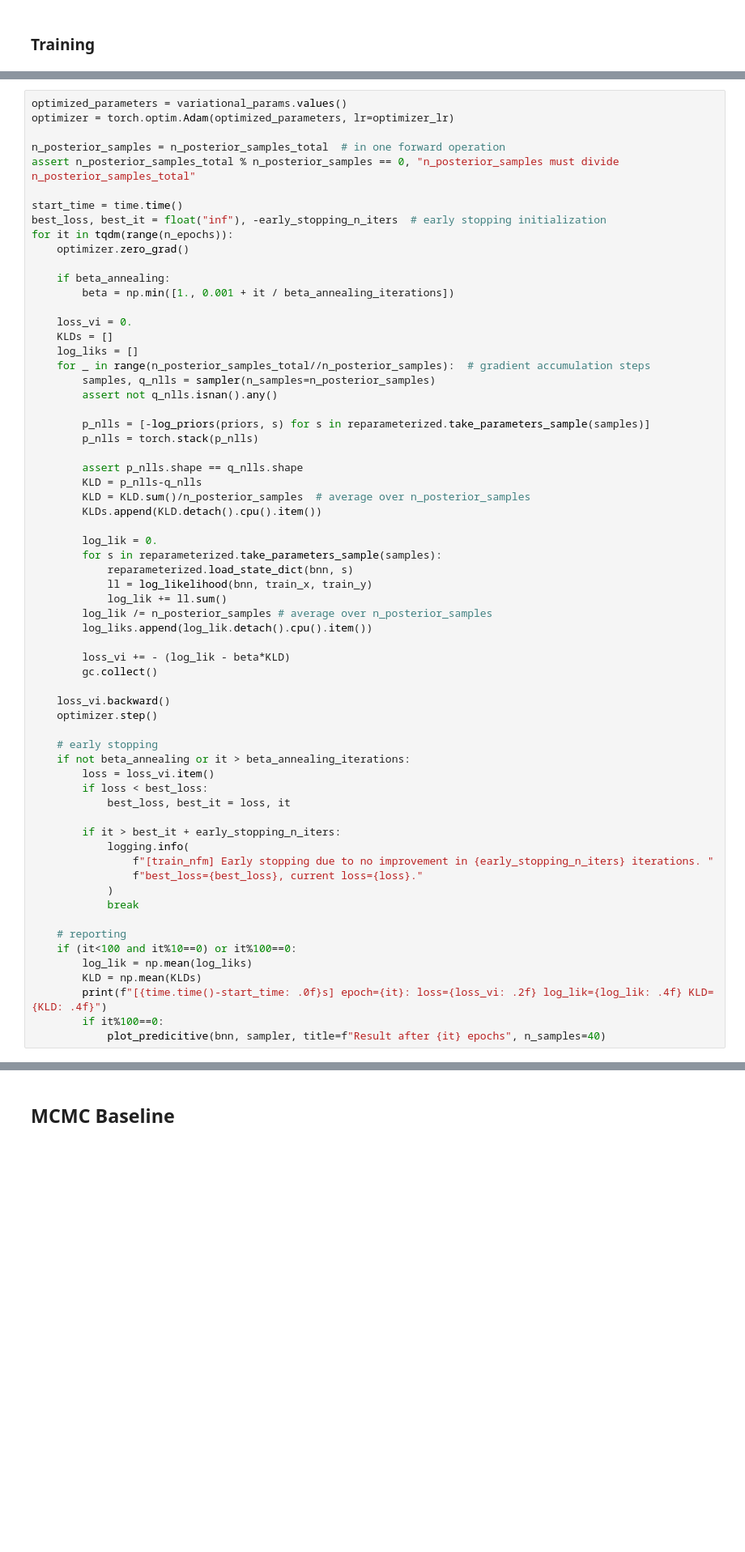
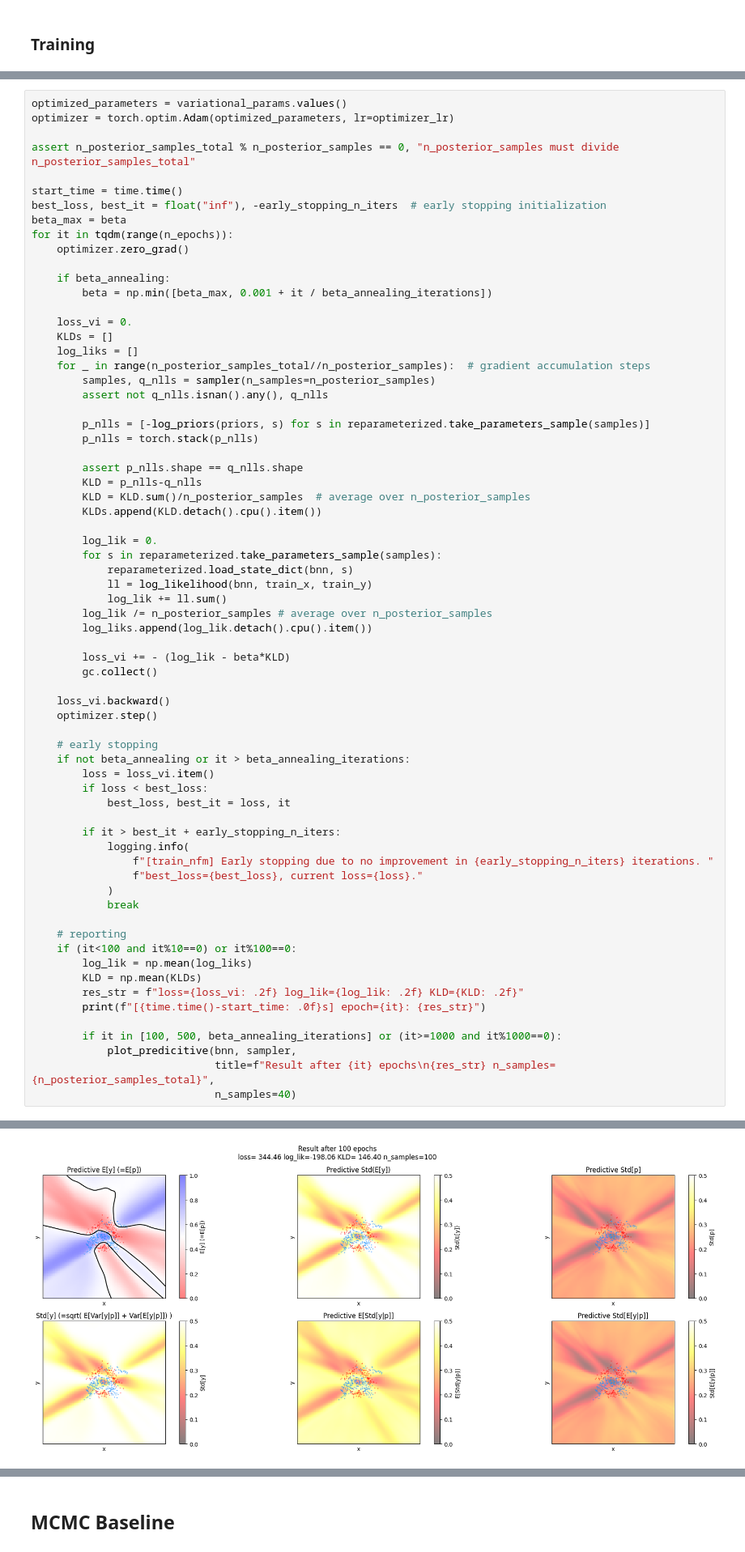
Before and after one commit to tkusmierczyk/reparameterized_pytorch, a Jupyter notebook: notebooks/flows_vi.ipynb, the cells around one changed output, grey strips where cells are left out. Shown at 81% size. Drawn from its saved outputs; the diff is of its cells as text; blank space fills up the shorter version.

```diff
--- a/notebooks/flows_vi.ipynb
+++ b/notebooks/flows_vi.ipynb
@@ -463,23 +481,23 @@ plot_predicitive(bnn, sampler, title="Untrained NN")
 optimized_parameters = variational_params.values()
 optimizer = torch.optim.Adam(optimized_parameters, lr=optimizer_lr)
 
-n_posterior_samples = n_posterior_samples_total  # in one forward operation
 assert n_posterior_samples_total % n_posterior_samples == 0, "n_posterior_samples must divide n_posterior_samples_total"
 
 start_time = time.time()
 best_loss, best_it = float("inf"), -early_stopping_n_iters  # early stopping initialization
+beta_max = beta
 for it in tqdm(range(n_epochs)):
     optimizer.zero_grad()
 
     if beta_annealing:
-        beta = np.min([1., 0.001 + it / beta_annealing_iterations])
+        beta = np.min([beta_max, 0.001 + it / beta_annealing_iterations])
 
     loss_vi = 0.
     KLDs = []
     log_liks = []
     for _ in range(n_posterior_samples_total//n_posterior_samples):  # gradient accumulation steps
         samples, q_nlls = sampler(n_samples=n_posterior_samples)
-        assert not q_nlls.isnan().any()
+        assert not q_nlls.isnan().any(), q_nlls
 
         p_nlls = [-log_priors(priors, s) for s in reparameterized.take_parameters_sample(samples)]
         p_nlls = torch.stack(p_nlls)
@@ -520,7 +538,11 @@ for it in tqdm(range(n_epochs)):
     if (it<100 and it%10==0) or it%100==0:
         log_lik = np.mean(log_liks)
         KLD = np.mean(KLDs)
-        print(f"[{time.time()-start_time: .0f}s] epoch={it}: loss={loss_vi: .2f} log_lik={log_lik: .4f} KLD={KLD: .4f}")
-        if it%100==0:
-            plot_predicitive(bnn, sampler, title=f"Result after {it} epochs", n_samples=40)
+        res_str = f"loss={loss_vi: .2f} log_lik={log_lik: .2f} KLD={KLD: .2f}"
+        print(f"[{time.time()-start_time: .0f}s] epoch={it}: {res_str}")
+
+        if it in [100, 500, beta_annealing_iterations] or (it>=1000 and it%1000==0):
+            plot_predicitive(bnn, sampler,
+                             title=f"Result after {it} epochs\n{res_str} n_samples={n_posterior_samples_total}",
+                             n_samples=40)
 # %% [output]
@@ -540,3 +560,4 @@ for it in tqdm(range(n_epochs)):
+[figure, new version]
 # %%
 plot_predicitive(bnn, sampler, title="Trained NN")
 # %% [output]
```
Also changed, not shown: parts of 29 cells of this notebook, 5 other files.
